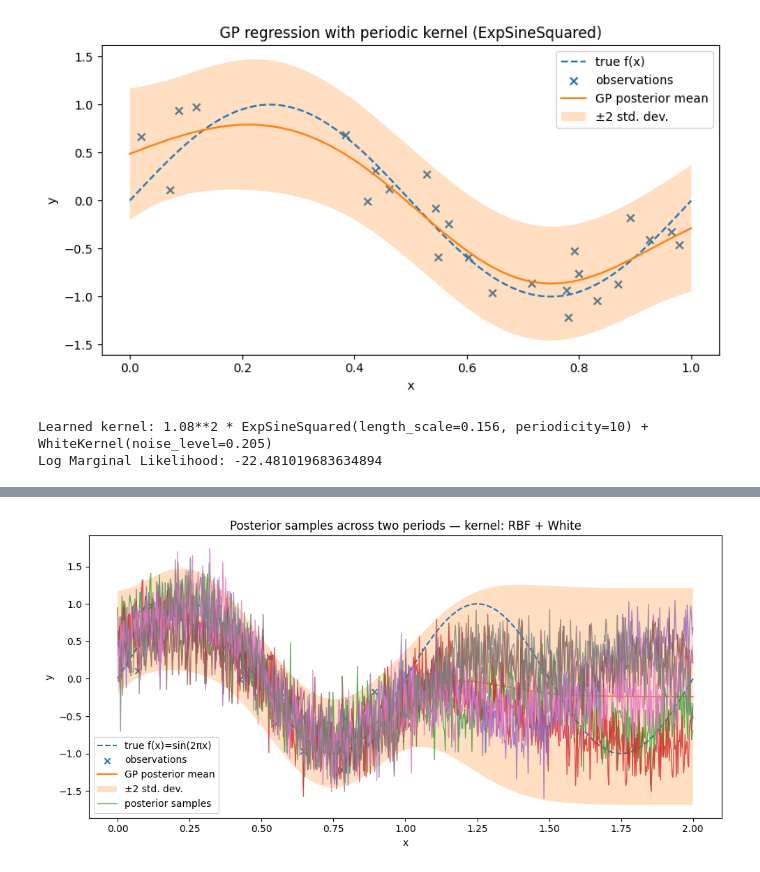
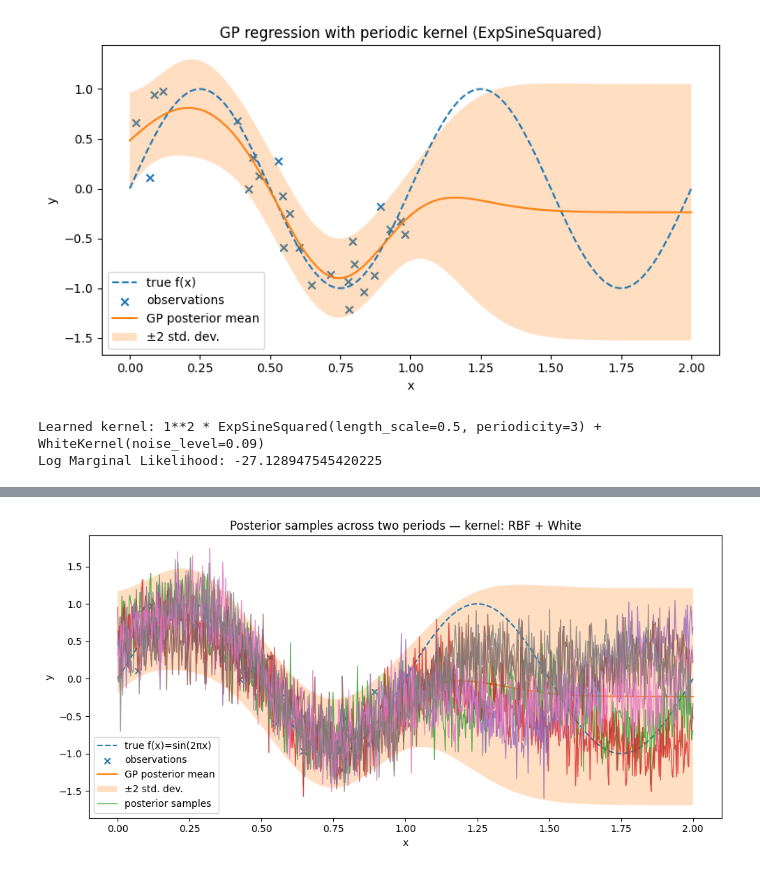
Before and after one commit to KrazyKats/Math_216A, a Jupyter notebook: HW2/Problem_3.ipynb, the cells around one changed output, grey strips where cells are left out. Cells and saved outputs as stored; diff of their text form; code cells hidden in the pictures.

```diff
--- a/HW2/Problem_3.ipynb
+++ b/HW2/Problem_3.ipynb
@@ -27,36 +27,36 @@ y = true_f(X).ravel() + noise_sd * np.random.randn(N)
 
 # Define kernel: amplitude * periodic + small RBF + white noise
 # periodic kernel (ExpSineSquared) has a 'periodicity' parameter; set initial 1.0 (we expect period=1)
-kernel = (ConstantKernel(1.0, (1e-3, 1e3)) * ExpSineSquared(length_scale=0.5, periodicity=1.0,
+kernel = (ConstantKernel(1.0, (1e-3, 1e3)) * ExpSineSquared(length_scale=0.5, periodicity=3,
                                                             length_scale_bounds=(1e-2, 1e2),
                                                             periodicity_bounds=(1e-2, 10.0))
         #  + RBF(length_scale=0.2, length_scale_bounds=(1e-3, 1e2))
          + WhiteKernel(noise_level=noise_sd**2, noise_level_bounds=(1e-6, 1.0)))
 
-gp = GaussianProcessRegressor(kernel=kernel, n_restarts_optimizer=8, normalize_y=True)
+gp = GaussianProcessRegressor(kernel=kernel, optimizer=None, n_restarts_optimizer=8, normalize_y=True)
 gp.fit(X, y)
 
 # Predict on dense grid
-Xgrid = np.linspace(0, 1, 400).reshape(-1, 1)
+Xgrid = np.linspace(0, 2, 400).reshape(-1, 1)
 y_mean, y_std = gp.predict(Xgrid, return_std=True)
 
 # Plot
 plt.figure(figsize=(8, 4.5))
 plt.plot(Xgrid, true_f(Xgrid), linestyle='--', label='true f(x)')  # dashed true function
 plt.scatter(X, y, marker='x', label='observations')
 plt.plot(Xgrid, y_mean, label='GP posterior mean')
 plt.fill_between(Xgrid.ravel(), (y_mean - 2*y_std).ravel(), (y_mean + 2*y_std).ravel(), alpha=0.25, label='±2 std. dev.')
 plt.xlabel('x')
 plt.ylabel('y')
 plt.title('GP regression with periodic kernel (ExpSineSquared)')
 plt.legend()
 plt.tight_layout()
 plt.show()
 
 # Print learned kernel and log-marginal-likelihood
 print("Learned kernel:", gp.kernel_)
 print("Log Marginal Likelihood:", gp.log_marginal_likelihood(gp.kernel_.theta))
 # %% [output]
-[figure, old version]
+[figure, new version]
-Learned kernel: 1.08**2 * ExpSineSquared(length_scale=0.156, periodicity=10) + WhiteKernel(noise_level=0.205)
-Log Marginal Likelihood: -22.481019683634894
+Learned kernel: 1**2 * ExpSineSquared(length_scale=0.5, periodicity=3) + WhiteKernel(noise_level=0.09)
+Log Marginal Likelihood: -27.128947545420225
```
Also changed, not shown: parts of 2 cells of this notebook, 1 other file.
